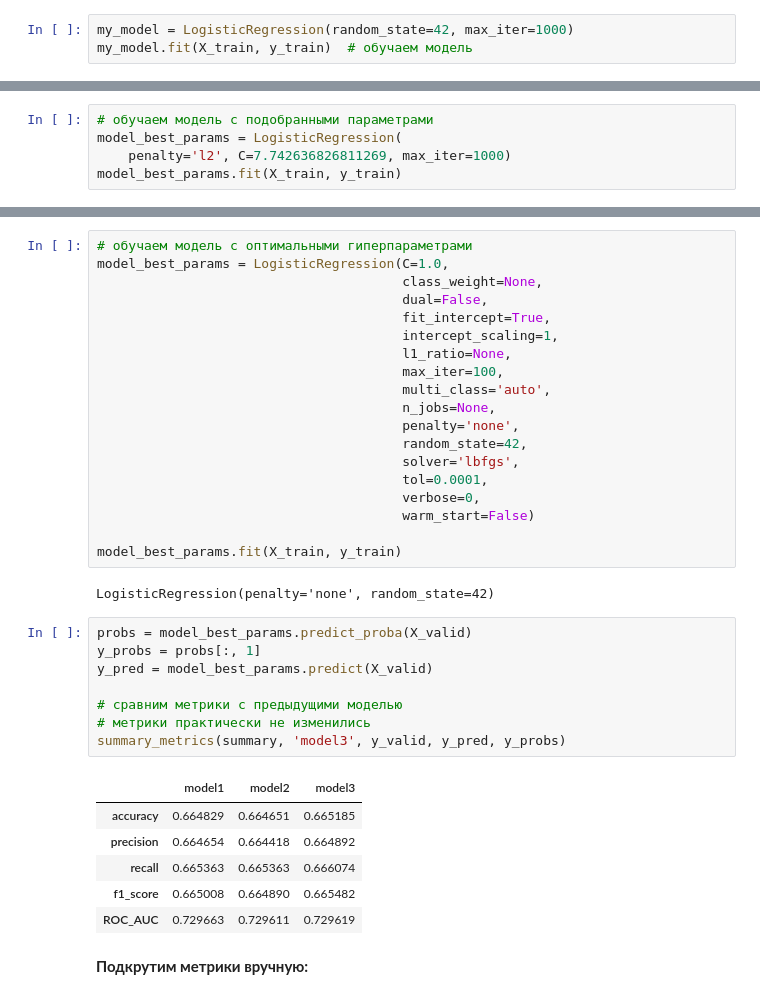
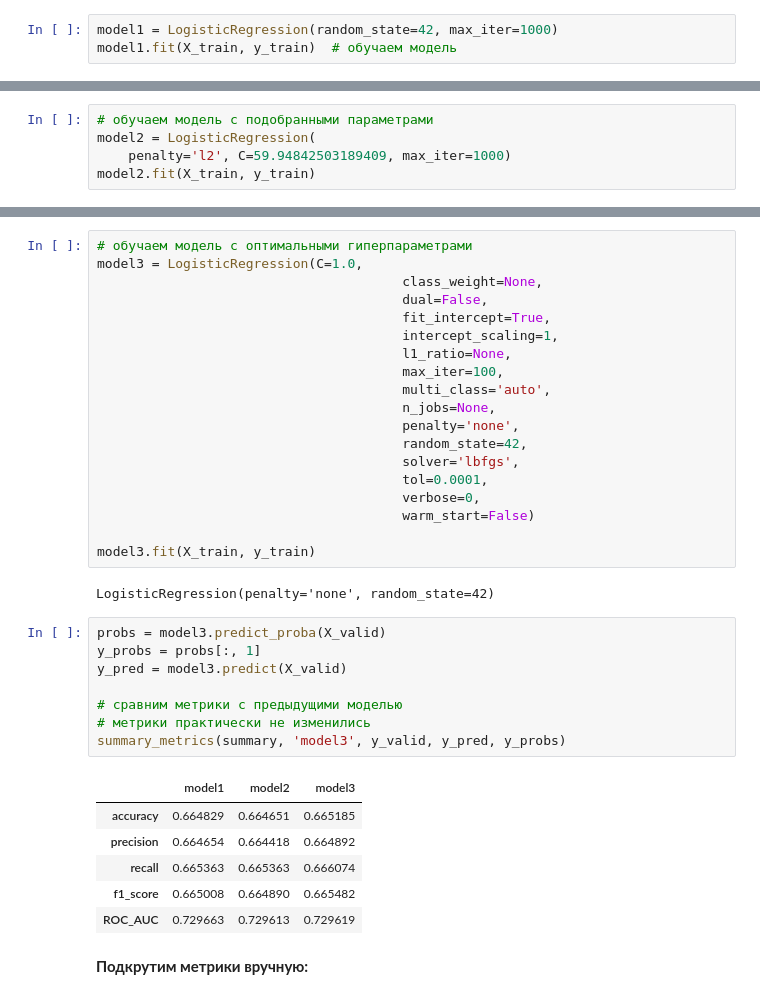
Before and after one commit to Khazipov/Module_4, a Jupyter notebook: Module_4.ipynb, the cells around one changed output, grey strips where cells are left out. Cells and saved outputs as stored; diff of their text form.

```diff
--- a/Module_4.ipynb
+++ b/Module_4.ipynb
@@ -704,8 +693,8 @@ X, y = under_sampler.fit_resample(X, y)
 X_train, X_valid, y_train, y_valid = train_test_split(
     X, y, test_size=0.30, random_state=42, stratify=y)
 # %%
-my_model = LogisticRegression(random_state=42, max_iter=1000)
-my_model.fit(X_train, y_train)  # обучаем модель
+model1 = LogisticRegression(random_state=42, max_iter=1000)
+model1.fit(X_train, y_train)  # обучаем модель
 # %% [output]
 LogisticRegression(max_iter=1000, random_state=42)
 # %%
@@ -756,7 +745,7 @@ print('Лучшее C:', best_model.best_estimator_.get_params()['C'])
 Лучшее C: 59.94842503189409
 # %%
 # обучаем модель с подобранными параметрами
-model_best_params = LogisticRegression(
-    penalty='l2', C=7.742636826811269, max_iter=1000)
-model_best_params.fit(X_train, y_train)
+model2 = LogisticRegression(
+    penalty='l2', C=59.94842503189409, max_iter=1000)
+model2.fit(X_train, y_train)
 # %% [output]
@@ -821,7 +810,7 @@ for param_name in best_parameters.keys():
   warm_start = False,
 # %%
 # обучаем модель с оптимальными гиперпараметрами
-model_best_params = LogisticRegression(C=1.0,
+model3 = LogisticRegression(C=1.0,
                                        class_weight=None,
                                        dual=False,
                                        fit_intercept=True,
@@ -837,24 +826,24 @@ model_best_params = LogisticRegression(C=1.0,
                                        verbose=0,
                                        warm_start=False)
 
-model_best_params.fit(X_train, y_train)
+model3.fit(X_train, y_train)
 # %% [output]
 LogisticRegression(penalty='none', random_state=42)
 # %%
-probs = model_best_params.predict_proba(X_valid)
+probs = model3.predict_proba(X_valid)
 y_probs = probs[:, 1]
-y_pred = model_best_params.predict(X_valid)
+y_pred = model3.predict(X_valid)
 
 # сравним метрики с предыдущими моделью
 # метрики практически не изменились
 summary_metrics(summary, 'model3', y_valid, y_pred, y_probs)
 # %% [output]
 |  | model1 | model2 | model3 |
 | accuracy | 0.664829 | 0.664651 | 0.665185 |
 | precision | 0.664654 | 0.664418 | 0.664892 |
 | recall | 0.665363 | 0.665363 | 0.666074 |
 | f1_score | 0.665008 | 0.664890 | 0.665482 |
-| ROC_AUC | 0.729663 | 0.729611 | 0.729619 |
+| ROC_AUC | 0.729663 | 0.729613 | 0.729619 |
 # %% [markdown]
 __Подкрутим метрики вручную:__
 # %%
```
Also changed, not shown: parts of 15 cells of this notebook.
